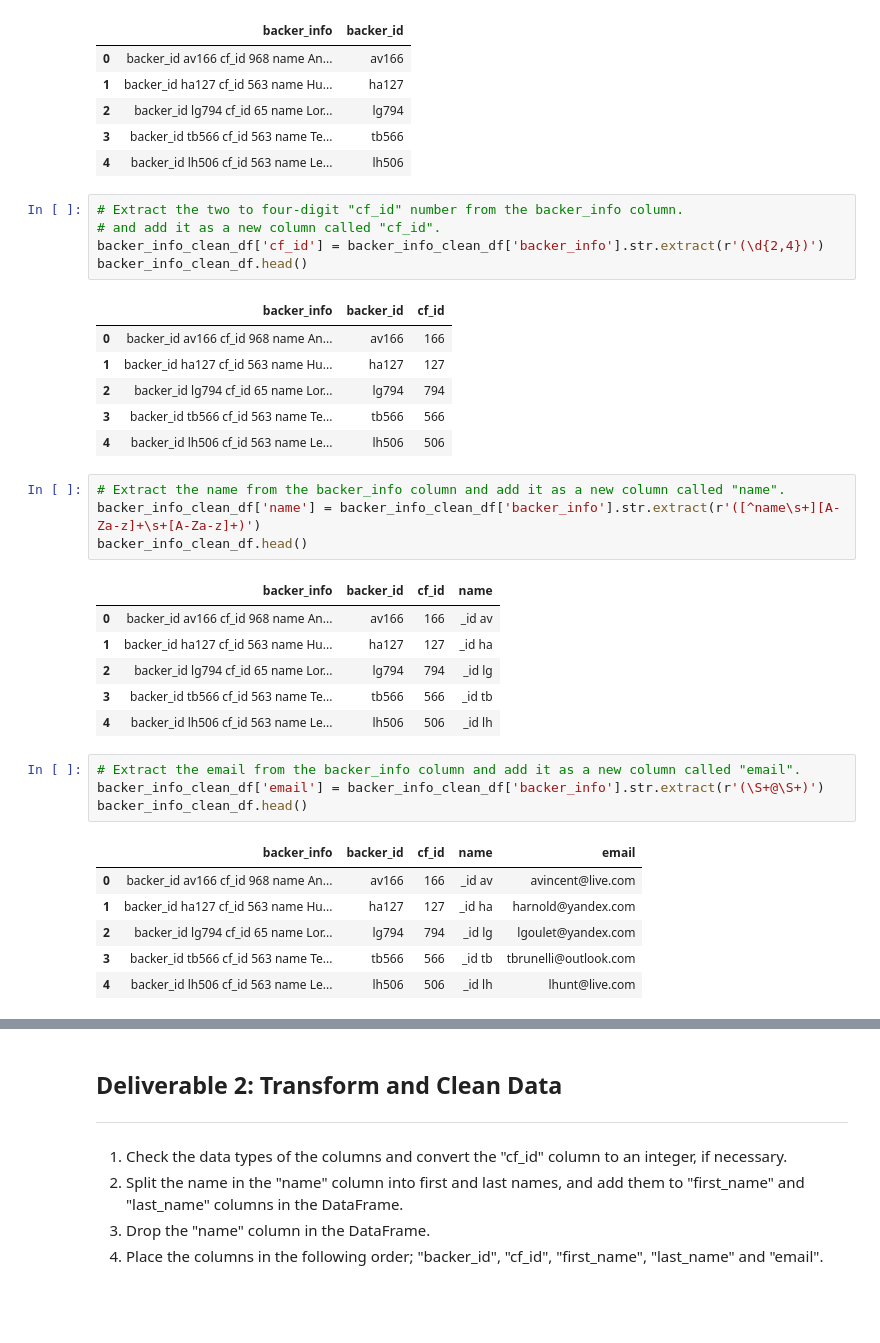
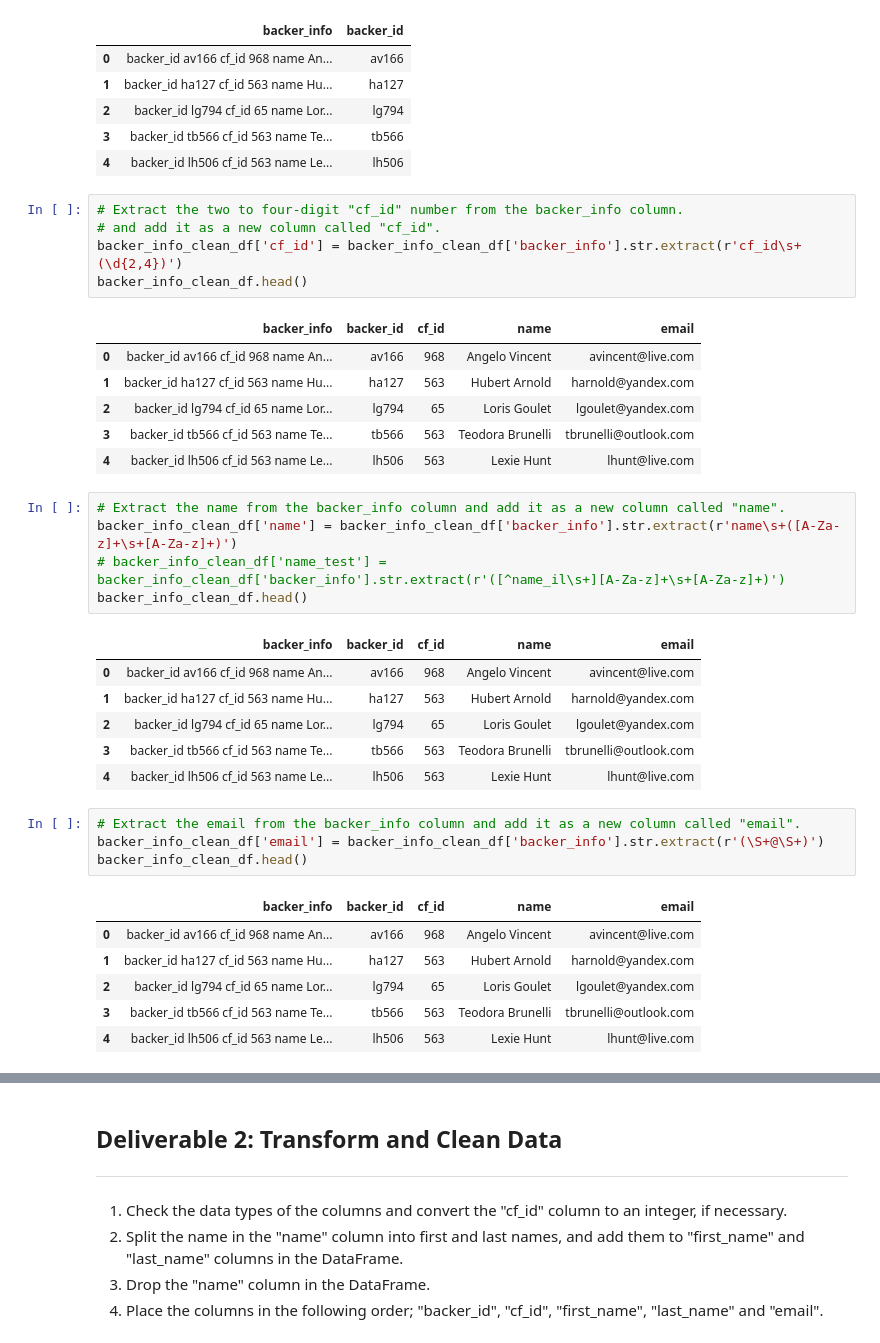
Before and after one commit to shimengya/Crowdfunding-ETL, a Jupyter notebook: Extract-Transform_final_code.ipynb, the cells around one changed output, grey strips where cells are left out. Cells and saved outputs as stored; diff of their text form; blank space fills up the shorter version.

```diff
--- a/Extract-Transform_final_code.ipynb
+++ b/Extract-Transform_final_code.ipynb
@@ -123,36 +123,37 @@ backer_info_clean_df.head()
 # %%
 # Extract the two to four-digit "cf_id" number from the backer_info column.
 # and add it as a new column called "cf_id".
-backer_info_clean_df['cf_id'] = backer_info_clean_df['backer_info'].str.extract(r'(\d{2,4})')
+backer_info_clean_df['cf_id'] = backer_info_clean_df['backer_info'].str.extract(r'cf_id\s+(\d{2,4})')
 backer_info_clean_df.head()
 # %% [output]
-|  | backer_info | backer_id | cf_id |
-| 0 | backer_id av166 cf_id 968 name An... | av166 | 166 |
-| 1 | backer_id ha127 cf_id 563 name Hu... | ha127 | 127 |
-| 2 | backer_id lg794 cf_id 65 name Lor... | lg794 | 794 |
-| 3 | backer_id tb566 cf_id 563 name Te... | tb566 | 566 |
-| 4 | backer_id lh506 cf_id 563 name Le... | lh506 | 506 |
+|  | backer_info | backer_id | cf_id | name | email |
+| 0 | backer_id av166 cf_id 968 name An... | av166 | 968 | Angelo Vincent | avincent@live.com |
+| 1 | backer_id ha127 cf_id 563 name Hu... | ha127 | 563 | Hubert Arnold | harnold@yandex.com |
+| 2 | backer_id lg794 cf_id 65 name Lor... | lg794 | 65 | Loris Goulet | lgoulet@yandex.com |
+| 3 | backer_id tb566 cf_id 563 name Te... | tb566 | 563 | Teodora Brunelli | tbrunelli@outlook.com |
+| 4 | backer_id lh506 cf_id 563 name Le... | lh506 | 563 | Lexie Hunt | lhunt@live.com |
 # %%
 # Extract the name from the backer_info column and add it as a new column called "name".
-backer_info_clean_df['name'] = backer_info_clean_df['backer_info'].str.extract(r'([^name\s+][A-Za-z]+\s+[A-Za-z]+)')
+backer_info_clean_df['name'] = backer_info_clean_df['backer_info'].str.extract(r'name\s+([A-Za-z]+\s+[A-Za-z]+)')
+# backer_info_clean_df['name_test'] = backer_info_clean_df['backer_info'].str.extract(r'([^name_il\s+][A-Za-z]+\s+[A-Za-z]+)')
 backer_info_clean_df.head()
 # %% [output]
-|  | backer_info | backer_id | cf_id | name |
-| 0 | backer_id av166 cf_id 968 name An... | av166 | 166 | _id av |
-| 1 | backer_id ha127 cf_id 563 name Hu... | ha127 | 127 | _id ha |
-| 2 | backer_id lg794 cf_id 65 name Lor... | lg794 | 794 | _id lg |
-| 3 | backer_id tb566 cf_id 563 name Te... | tb566 | 566 | _id tb |
-| 4 | backer_id lh506 cf_id 563 name Le... | lh506 | 506 | _id lh |
+|  | backer_info | backer_id | cf_id | name | email |
+| 0 | backer_id av166 cf_id 968 name An... | av166 | 968 | Angelo Vincent | avincent@live.com |
+| 1 | backer_id ha127 cf_id 563 name Hu... | ha127 | 563 | Hubert Arnold | harnold@yandex.com |
+| 2 | backer_id lg794 cf_id 65 name Lor... | lg794 | 65 | Loris Goulet | lgoulet@yandex.com |
+| 3 | backer_id tb566 cf_id 563 name Te... | tb566 | 563 | Teodora Brunelli | tbrunelli@outlook.com |
+| 4 | backer_id lh506 cf_id 563 name Le... | lh506 | 563 | Lexie Hunt | lhunt@live.com |
 # %%
 # Extract the email from the backer_info column and add it as a new column called "email".
 backer_info_clean_df['email'] = backer_info_clean_df['backer_info'].str.extract(r'(\S+@\S+)')
 backer_info_clean_df.head()
 # %% [output]
 |  | backer_info | backer_id | cf_id | name | email |
-| 0 | backer_id av166 cf_id 968 name An... | av166 | 166 | _id av | avincent@live.com |
-| 1 | backer_id ha127 cf_id 563 name Hu... | ha127 | 127 | _id ha | harnold@yandex.com |
-| 2 | backer_id lg794 cf_id 65 name Lor... | lg794 | 794 | _id lg | lgoulet@yandex.com |
-| 3 | backer_id tb566 cf_id 563 name Te... | tb566 | 566 | _id tb | tbrunelli@outlook.com |
-| 4 | backer_id lh506 cf_id 563 name Le... | lh506 | 506 | _id lh | lhunt@live.com |
+| 0 | backer_id av166 cf_id 968 name An... | av166 | 968 | Angelo Vincent | avincent@live.com |
+| 1 | backer_id ha127 cf_id 563 name Hu... | ha127 | 563 | Hubert Arnold | harnold@yandex.com |
+| 2 | backer_id lg794 cf_id 65 name Lor... | lg794 | 65 | Loris Goulet | lgoulet@yandex.com |
+| 3 | backer_id tb566 cf_id 563 name Te... | tb566 | 563 | Teodora Brunelli | tbrunelli@outlook.com |
+| 4 | backer_id lh506 cf_id 563 name Le... | lh506 | 563 | Lexie Hunt | lhunt@live.com |
 # %%
 # Create a new DataFrame with the appropriate columns.
```
Also changed, not shown: parts of 9 cells of this notebook.
